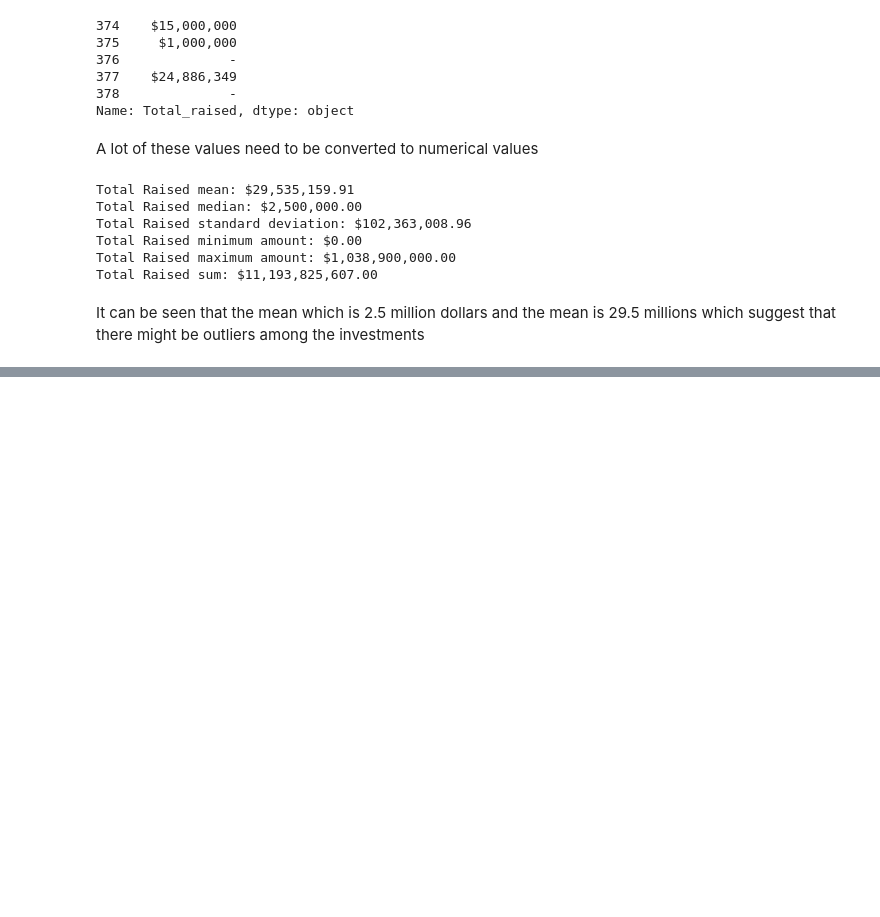
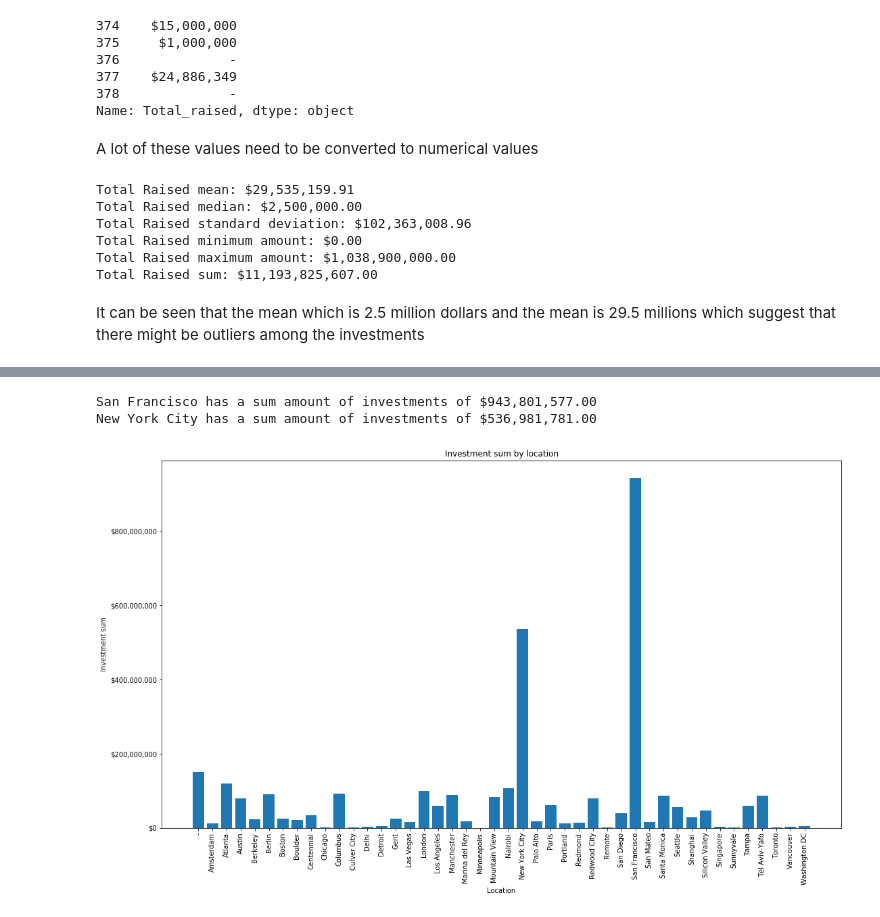
Before and after one commit to edantonio505/research_fail_startups, a Jupyter notebook: Startups Analysis Project.ipynb, the cells around one changed output, grey strips where cells are left out. Drawn from its saved outputs; the diff is of its cells as text; code cells hidden in the pictures; blank space fills up the shorter version.

```diff
--- a/Startups Analysis Project.ipynb
+++ b/Startups Analysis Project.ipynb
@@ -324,0 +464,27 @@ Name: Total_raised, Length: 379, dtype: float64
+# %%
+plot_data(
+    x_col = pd.DataFrame(angelco_df_no_outliers.groupby('Location')['Total_raised'].sum()).index,
+    y_col = angelco_df_no_outliers.groupby('Location')['Total_raised'].sum(),
+    is_df = False,
+    grid = False,
+    dollars = True,
+    x_axis_rotation = 90,
+    plot_type = "bar",
+    xlabel = "Location",
+    ylabel = "Investment sum",
+    title = "Investment sum by location",
+)
+
+location = "San Francisco"
+max_value = pd.DataFrame(angelco_df_no_outliers.groupby('Location')['Total_raised'].sum()).loc[location]["Total_raised"]
+max_value = get_dollar_values(max_value)
+print("{} has a sum amount of investments of {}".format(location, max_value))
+
+location = "New York City"
+max_value = pd.DataFrame(angelco_df_no_outliers.groupby('Location')['Total_raised'].sum()).loc[location]["Total_raised"]
+max_value = get_dollar_values(max_value)
+print("{} has a sum amount of investments of {}".format(location, max_value))
+# %% [output]
+San Francisco has a sum amount of investments of $943,801,577.00
+New York City has a sum amount of investments of $536,981,781.00
+[figure, added]
```
Also changed, not shown: parts of 21 cells of this notebook.
